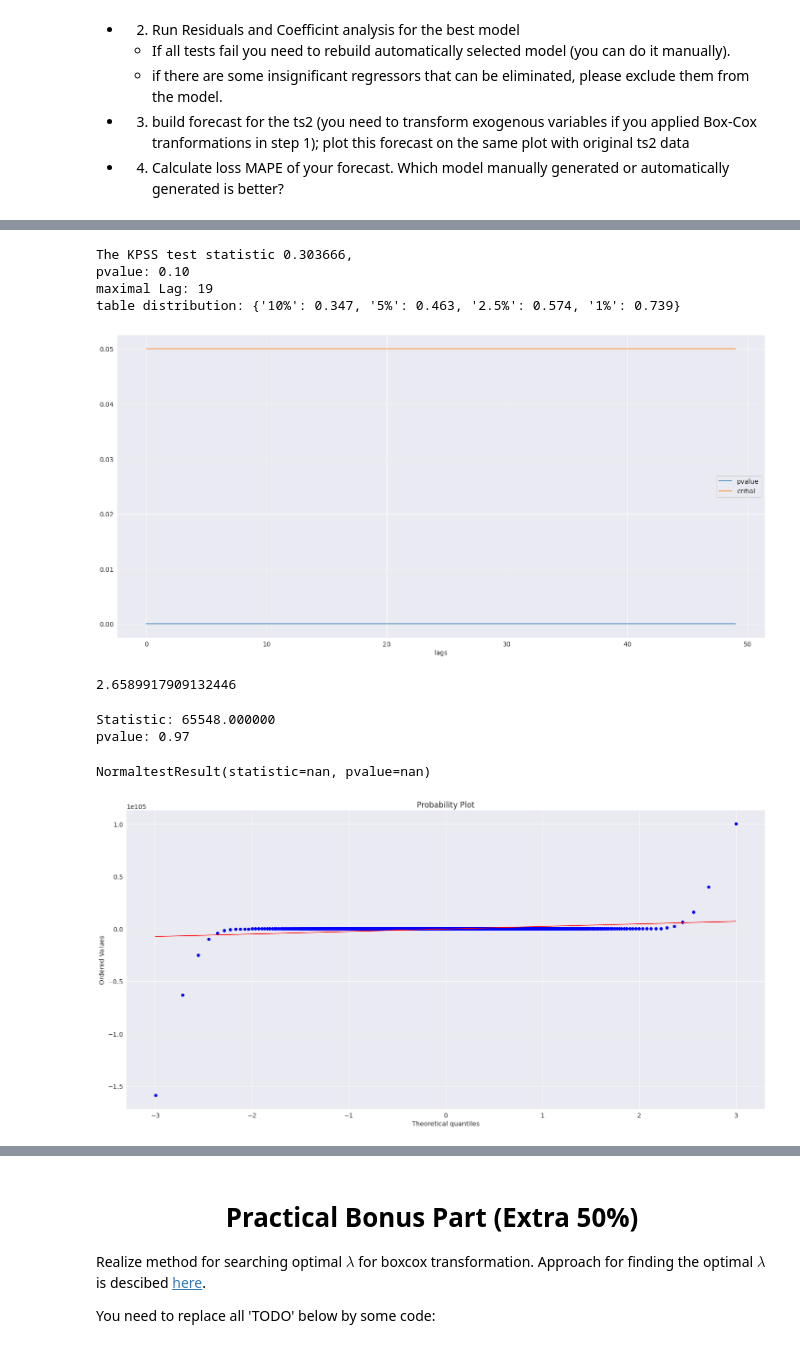
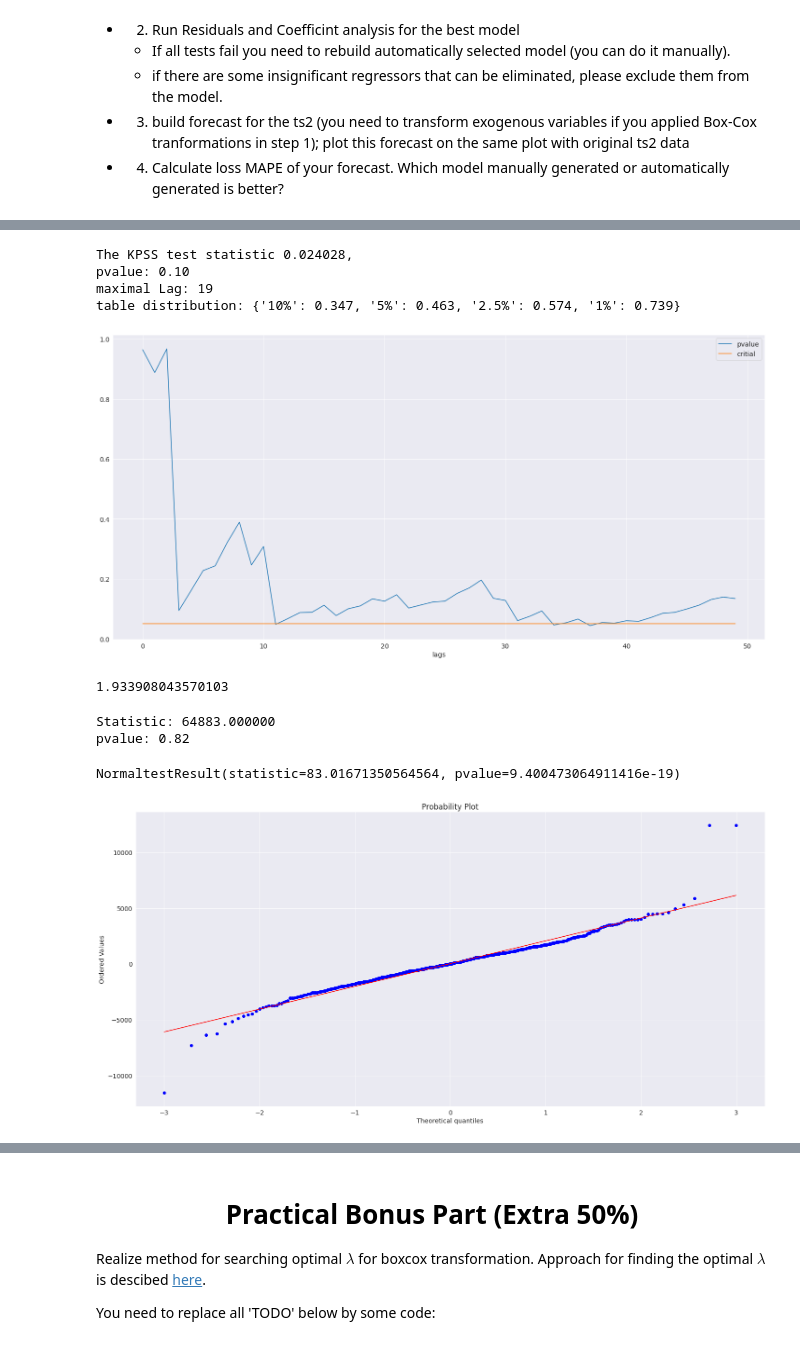
Before and after one commit to Kulikov17/MLDS_ATSF, a Jupyter notebook: hw_2/kulikov_w2022_23_hw2.ipynb, the cells around one changed output, grey strips where cells are left out. Cells and saved outputs as stored; diff of their text form; code cells hidden in the pictures.

```diff
--- a/hw_2/kulikov_w2022_23_hw2.ipynb
+++ b/hw_2/kulikov_w2022_23_hw2.ipynb
@@ -881,0 +897,4 @@ Warnings:
+# %%
+arima_best_aic = sm.tsa.SARIMAX(endog=endog, order=[(3, ), d, (2, )], exog=exogs).fit()
+print(arima_best_aic.summary())
+plot_acf_pacf(arima_best_aic, lags=50)
@@ -898,10 +936,10 @@ critical values: {'1%': -3.443262740636999, '5%': -2.8672350350046787, '10%': -2
 # %%
 # Kwiatkowski–Phillips–Schmidt–Shin
-kpss_stat= stattools.kpss(arima_opt_aic.resid.values)
+kpss_stat= stattools.kpss(arima_best_aic.resid.values)
 print('The KPSS test statistic %f, \npvalue: %.2f \nmaximal Lag: %i \ntable distribution: %s' %
       (kpss_stat[0], kpss_stat[1], kpss_stat[2], kpss_stat[3]))
 # %% [output]
-The KPSS test statistic 0.303666,
+The KPSS test statistic 0.024028,
 pvalue: 0.10
 maximal Lag: 19
 table distribution: {'10%': 0.347, '5%': 0.463, '2.5%': 0.574, '1%': 0.739}
@@ -911,37 +949,36 @@ table distribution: {'10%': 0.347, '5%': 0.463, '2.5%': 0.574, '1%': 0.739}
 nlags = 50
 pd.DataFrame({
     'lags': range(nlags),
-    'pvalue': sm.stats.diagnostic.acorr_ljungbox(arima_opt_aic.resid.values, lags=nlags)[1],
+    'pvalue': sm.stats.diagnostic.acorr_ljungbox(arima_best_aic.resid.values, lags=nlags)[1],
     'critial': np.array([0.05]*nlags)
 }).set_index('lags').plot(figsize=[25,12])
 plt.show()
 # %% [output]
-[figure, old version]
+[figure, new version]
 # %%
 # Durbin-Watson statistic
 # H0: residuals are not autocorrelated (https://www.statisticshowto.com/durbin-watson-test-coefficient/)
 # Must be close or equal to 2
-sm.stats.durbin_watson(arima_opt_aic.resid.values)
+sm.stats.durbin_watson(arima_best_aic.resid.values)
 # %% [output]
-2.6589917909132446
+1.933908043570103
 # %%
 # Wilcoxon test
 # H0: residuals are unbiased (https://www.statisticshowto.com/wilcoxon-signed-rank-test)
-stat, p = stats.wilcoxon(arima_opt_aic.resid.values)
+stat, p = stats.wilcoxon(arima_best_aic.resid.values)
 print('Statistic: %f\npvalue: %.2f' %(stat, p))
 # %% [output]
-Statistic: 65548.000000
-pvalue: 0.97
+Statistic: 64883.000000
+pvalue: 0.82
 # %%
-
 # Normaliry test
 # H0: residuals are normally distributed
-print(stats.normaltest(arima_opt_aic.resid))
+print(stats.normaltest(arima_best_aic.resid))
 
 plt.figure(figsize=[25,12])
-res = stats.probplot(arima_opt_aic.resid, dist="norm", plot = plt)
+res = stats.probplot(arima_best_aic.resid, dist="norm", plot = plt)
 # %% [output]
-NormaltestResult(statistic=nan, pvalue=nan)
+NormaltestResult(statistic=83.01671350564564, pvalue=9.400473064911416e-19)
-[figure, old version]
+[figure, new version]
 # %%
 # Predict
```
Also changed, not shown: parts of 30 cells of this notebook.
